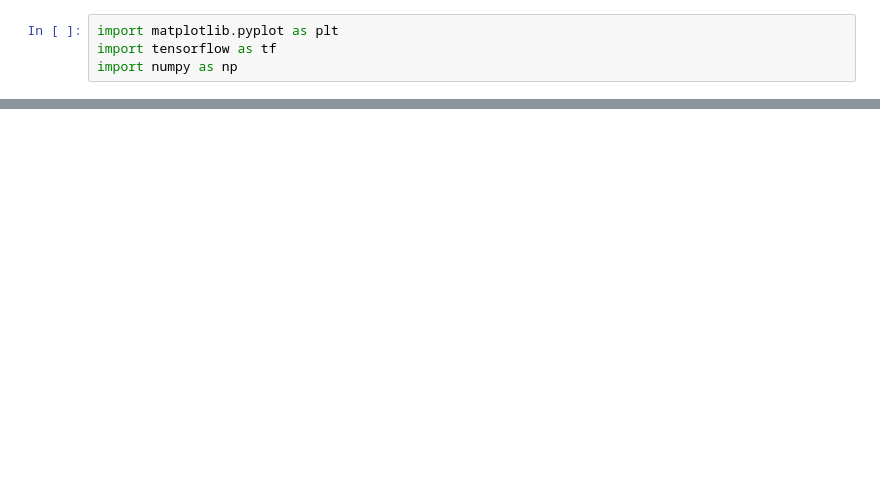
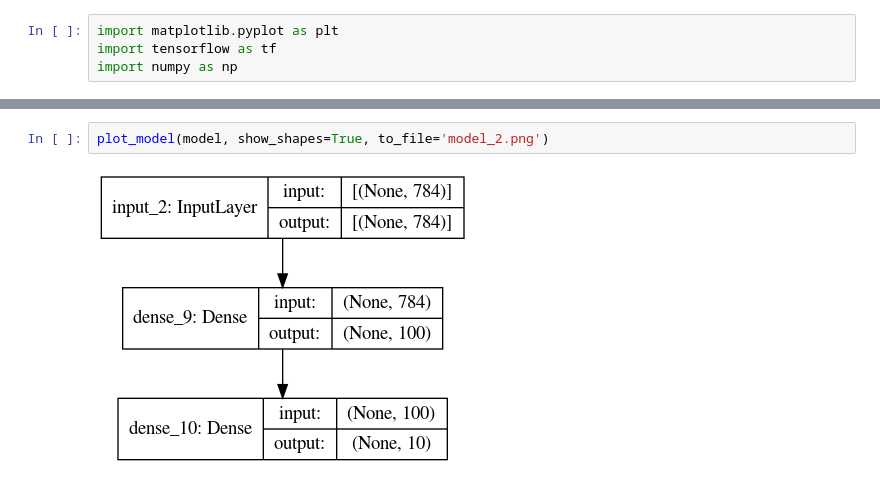
Before and after one commit to woodstck/python-machine-learning-book-2nd-edition, a Jupyter notebook: code/ch14/ch14.ipynb, the cells around one changed output, grey strips where cells are left out. Saved outputs shown, nothing was run; the diff lists cells and outputs as text; blank space fills up the shorter version.

```diff
--- a/code/ch14/ch14.ipynb
+++ b/code/ch14/ch14.ipynb
@@ -933,0 +619,4 @@ Readers may ignore the next cell.
+# %%
+plot_model(model, show_shapes=True, to_file='model_2.png')
+# %% [output]
+[figure, added]
```
Also changed, not shown: parts of 132 cells of this notebook, 17 other files.
